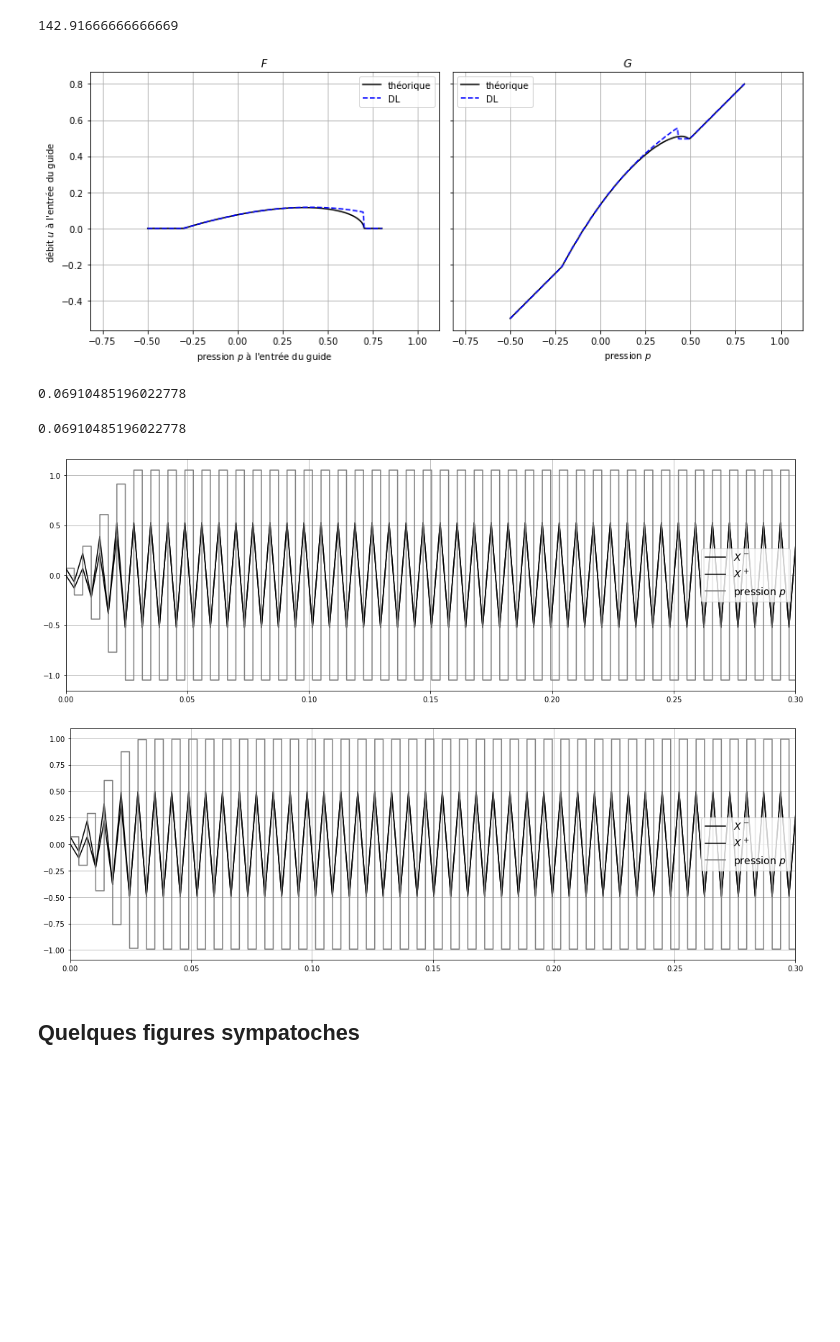
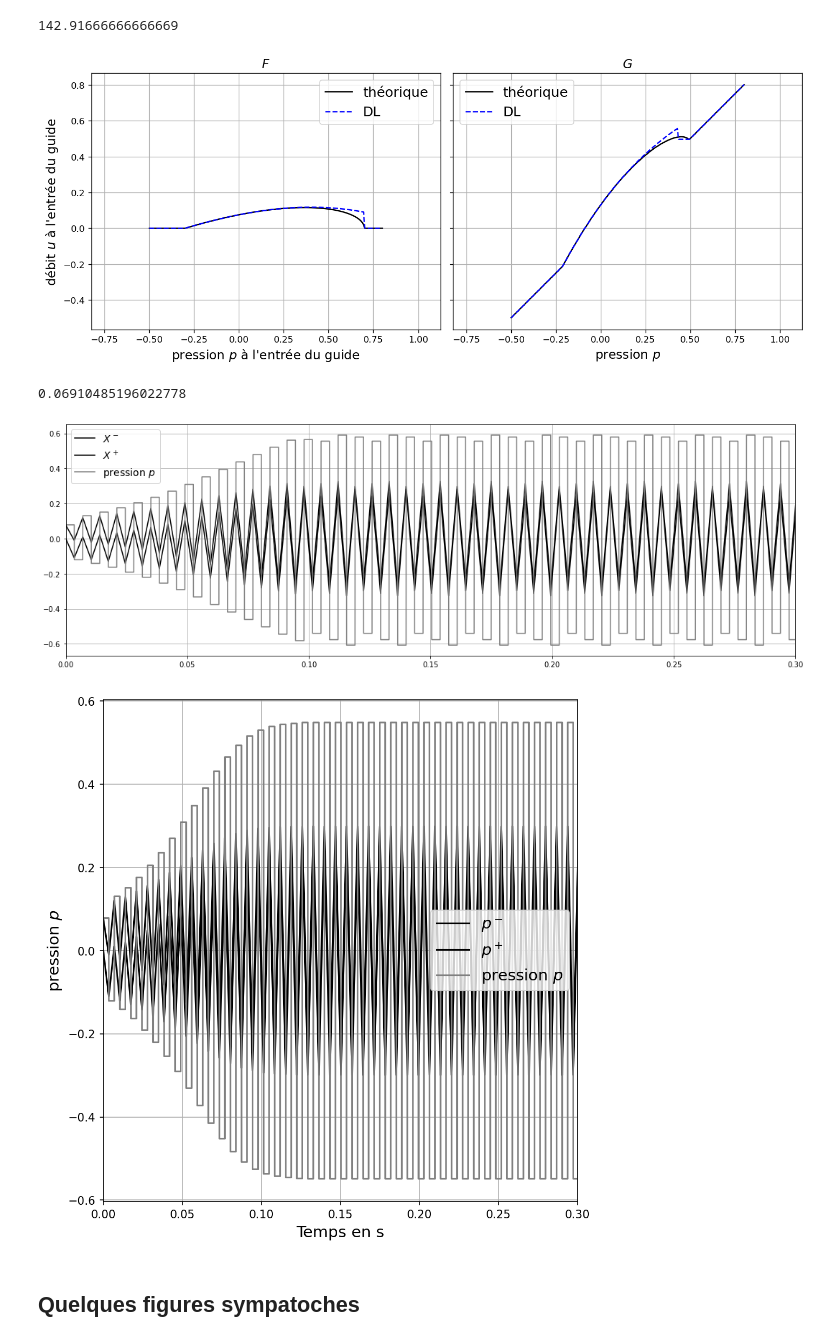
Before and after one commit to ClementineBerger/Auto-oscillations, a Jupyter notebook: Modélisations physique/maganza_v2.ipynb, the cells around one changed output. Drawn from its saved outputs; the diff is of its cells as text; code cells hidden in the pictures; blank space fills up the shorter version.

```diff
--- a/Modélisations physique/maganza_v2.ipynb
+++ b/Modélisations physique/maganza_v2.ipynb
@@ -112,7 +111,7 @@ for i in range(len(x)):
 liste_Gapprox = np.zeros_like(x)
 x_Gapprox = np.zeros_like(x)
 for i in range(len(x)):
-    X = rotationGapprox(x[i],F0,A,B,C)
+    X = rotationGapprox(x[i],F0,A,B,C,gamma,zeta)
     liste_Gapprox[i] = X[1]
     x_Gapprox[i] = X[0]
 
@@ -133,27 +132,29 @@ z = np.zeros_like(x)
 for i in range(len(z)):
     z[i] = G(x[i],gamma,zeta,liste_G,x_G)
 
-fig, axs = plt.subplots(1,2,figsize=(12,5),sharey=True)
+fig, axs = plt.subplots(1,2,figsize=(12,5),sharey=True,dpi=120)
 
 axs[0].plot(x,y,'k',label="théorique")
 axs[0].plot(x,yapprox,'b--',label="DL")
-axs[0].set_xlabel(r"pression $p$ à l'entrée du guide")
-axs[0].set_ylabel(r"débit $u$ à l'entrée du guide")
-axs[0].set_title(r"$F$")
+axs[0].set_xlabel(r"pression $p$ à l'entrée du guide",size=14)
+axs[0].set_ylabel(r"débit $u$ à l'entrée du guide",size=14)
+axs[0].set_title(r"$F$",size=14)
 axs[0].axis('equal')
 axs[0].grid()
-axs[0].legend()
+axs[0].legend(fontsize=15)
 axs[1].plot(x,z,'k',label="théorique")
 axs[1].plot(x,zapprox,'b--',label="DL")
-axs[1].set_xlabel(r"pression $p$")
-axs[1].set_title(r"$G$")
+axs[1].set_xlabel(r"pression $p$",size=14)
+axs[1].set_title(r"$G$",size=14)
 axs[1].axis('equal')
 axs[1].grid()
-axs[1].legend()
+axs[1].legend(fontsize=15)
 
 fig.tight_layout()
+
+#plt.savefig("fonction_F_G.pdf", facecolor = "white",bbox_inches = "tight")
 # %% [output]
-[figure, old version]
+[figure, new version]
 # %%
 F0/(1-A)
 # %% [output]
@@ -167,13 +168,29 @@ Xmoins_compute = np.zeros(Ncompute)
 Xplus_compute = np.zeros(Ncompute)
 
 zeta = 0.2
-gamma = 0.6
+gamma = 0.42
 F0,A,B,C = coeffs(gamma,zeta)
+
+nb_pts = 1500
+x = np.linspace(-1.5,1.5,nb_pts)
+liste_G = np.zeros_like(x)
+x_G = np.zeros_like(x)
+for i in range(len(x)):
+    X = rotation_G(x[i],gamma,zeta)
+    liste_G[i] = X[1]
+    x_G[i] = X[0]
+
+liste_Gapprox = np.zeros_like(x)
+x_Gapprox = np.zeros_like(x)
+for i in range(len(x)):
+    X = rotationGapprox(x[i],F0,A,B,C,gamma,zeta)
+    liste_Gapprox[i] = X[1]
+    x_Gapprox[i] = X[0]
 
 # Initialisation
 
 p0 = F0/(1-A)
-u0 = Fapprox(p0,F0,A,B,C)
+u0 = Fapprox(p0,F0,A,B,C,gamma,zeta)
 
 Xmoins_compute[0] = (p0 - u0)/2
 Xplus_compute[0] = (p0+u0)/2
@@ -210,8 +227,7 @@ plt.xlim(0,0.3)
 
 plt.tight_layout()
 # %% [output]
-0.06910485196022778
-[figure, old version]
+[figure, new version]
 # %%
 ### Initialisation
 Ncompute = len(compute_time)
@@ -221,50 +237,70 @@ Xmoins_compute = np.zeros(Ncompute)
 Xplus_compute = np.zeros(Ncompute)
 
 zeta = 0.2
-gamma = 0.6
+gamma = 0.42
 F0,A,B,C = coeffs(gamma,zeta)
+
+nb_pts = 1500
+x = np.linspace(-1.5,1.5,nb_pts)
+liste_G = np.zeros_like(x)
+x_G = np.zeros_like(x)
+for i in range(len(x)):
+    X = rotation_G(x[i],gamma,zeta)
+    liste_G[i] = X[1]
+    x_G[i] = X[0]
+
+liste_Gapprox = np.zeros_like(x)
+x_Gapprox = np.zeros_like(x)
+for i in range(len(x)):
+    X = rotationGapprox(x[i],F0,A,B,C,gamma,zeta)
+    liste_Gapprox[i] = X[1]
+    x_Gapprox[i] = X[0]
 
 # Initialisation
 
 p0 = F0/(1-A)
-u0 = Fapprox(p0,F0,A,B,C)
+u0 = F(p0,gamma,zeta)
 
 Xmoins_compute[0] = (p0 - u0)/2
 Xplus_compute[0] = (p0+u0)/2
 
 # Calculs
 
 for i in range(1,Ncompute):
     Xmoins_compute[i] = -G(Xmoins_compute[i-1],gamma,zeta,liste_G,x_G)
     X = G(Xmoins_compute[i],gamma,zeta,liste_G,x_G)
     Xplus_compute[i] = X
 
 Xmoins = np.zeros(Nsim)
 Xplus = np.zeros(Nsim)
 
 i = 0
 ind = 0
 while i < Nsim and ind < Ncompute :
     Xmoins[i] = Xmoins_compute[ind]
     Xplus[i] = Xplus_compute[ind]
     i+=1
     time = i/fe
     ind = int(time//T)
 
 p = (Xmoins+Xplus)
 f = (Xmoins-Xplus)
 
-plt.figure(figsize=(15,5))
-plt.plot(compute_time,Xmoins_compute,color='k',label=r'$X^-$')
-plt.plot(compute_time,Xplus_compute,color='k',label=r'$X^+$')
+plt.figure(figsize=(7,7),dpi=150)
+plt.plot(compute_time,Xmoins_compute,color='k',label=r'$p^-$')
+plt.plot(compute_time,Xplus_compute,color='k',label=r'$p^+$')
 plt.plot(time_sim,p,color='grey',label=r"pression $p$")
+plt.xlabel('Temps en s',size=14)
+plt.ylabel(r'pression $p$',size=14)
 plt.legend(fontsize=14)
 plt.grid()
 plt.xlim(0,0.3)
 
 plt.tight_layout()
+
+plt.savefig("z0-2_g0-42.pdf", facecolor = "white",bbox_inches = "tight")
 # %% [output]
-[figure, old version]
+[figure, new version]
 # %% [markdown]
 ## Quelques figures sympatoches
 # %% [markdown]
```
Also changed, not shown: parts of 3 cells of this notebook.
